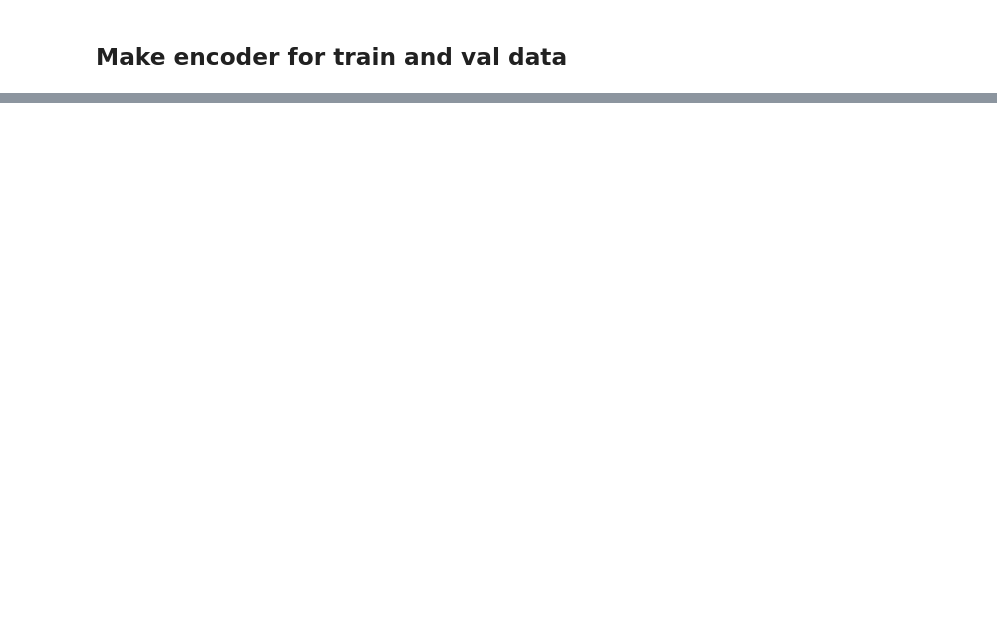
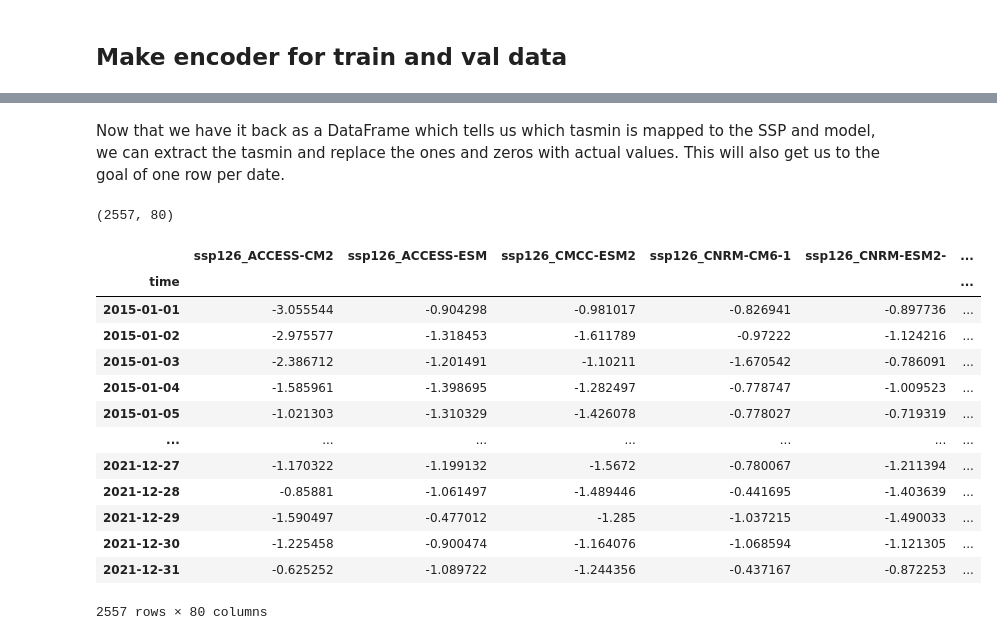
Before and after one commit to FixCarbon/um-mads, a Jupyter notebook: notebooks/regress_ground.ipynb, the cells around one changed output, grey strips where cells are left out. Drawn from its saved outputs; the diff is of its cells as text; code cells hidden in the pictures; blank space fills up the shorter version.

```diff
--- a/notebooks/regress_ground.ipynb
+++ b/notebooks/regress_ground.ipynb
@@ -100,7 +98,10 @@ Since OneHotEncoder also is tranforming the tasmin data, I will make a ColumnTra
 # %%
-OHE = OneHotEncoder()
+OHE = OneHotEncoder(sparse_output=False)
 scaler = StandardScaler()
-transformer = ColumnTransformer([('model_ssp', OHE, ['model_sc']),
-                                ('scaled_tasmin', scaler, ['tasmin'])]).fit(train_group)
-X = transformer.transform(train_group)
+transformer = ColumnTransformer([('time','passthrough',['time']),
+                                 ('model_ssp', OHE, ['model_sc']),
+                                ('scaled_tasmin', scaler, ['tasmin']),
+],
+                               verbose_feature_names_out=False).fit(train_group)
+encoded_X = transformer.transform(train_group)
 # %%
@@ -129,0 +134,4 @@ X.shape
+# %%
+# Make transformed back into DataFrame
+encoded_df = pd.DataFrame(encoded_X,columns = cols).set_index('time')
+encoded_df.head()
@@ -129,0 +147,29 @@ X.shape
+# %% [markdown]
+Now that we have it back as a DataFrame which tells us which tasmin is mapped to the SSP and model, we can extract the tasmin and replace the ones and zeros with actual values.
+This will also get us to the goal of one row per date.
+# %%
+# Reshape to have one row per date
+tasmin_lst = []
+for col in cols[1:-1]:
+    col_tasmin = encoded_df[encoded_df[col]==1]['tasmin']
+    col_tasmin.name = col[9:] # cut out model_sc_
+    tasmin_lst.append(col_tasmin)
+X = pd.concat(tasmin_lst,axis=1)
+print(X.shape)
+X
+# %% [output]
+(2557, 80)
+|  | ssp126_ACCESS-CM2 | ssp126_ACCESS-ESM | ssp126_CMCC-ESM2 | ssp126_CNRM-CM6-1 | ssp126_CNRM-ESM2- | ... |
+| time |  |  |  |  |  | ... |
+| 2015-01-01 | -3.055544 | -0.904298 | -0.981017 | -0.826941 | -0.897736 | ... |
+| 2015-01-02 | -2.975577 | -1.318453 | -1.611789 | -0.97222 | -1.124216 | ... |
+| 2015-01-03 | -2.386712 | -1.201491 | -1.10211 | -1.670542 | -0.786091 | ... |
+| 2015-01-04 | -1.585961 | -1.398695 | -1.282497 | -0.778747 | -1.009523 | ... |
+| 2015-01-05 | -1.021303 | -1.310329 | -1.426078 | -0.778027 | -0.719319 | ... |
+| ... | ... | ... | ... | ... | ... | ... |
+| 2021-12-27 | -1.170322 | -1.199132 | -1.5672 | -0.780067 | -1.211394 | ... |
+| 2021-12-28 | -0.85881 | -1.061497 | -1.489446 | -0.441695 | -1.403639 | ... |
+| 2021-12-29 | -1.590497 | -0.477012 | -1.285 | -1.037215 | -1.490033 | ... |
+| 2021-12-30 | -1.225458 | -0.900474 | -1.164076 | -1.068594 | -1.121305 | ... |
+| 2021-12-31 | -0.625252 | -1.089722 | -1.244356 | -0.437167 | -0.872253 | ... |
+2557 rows × 80 columns
```
Also changed, not shown: parts of 13 cells of this notebook.
